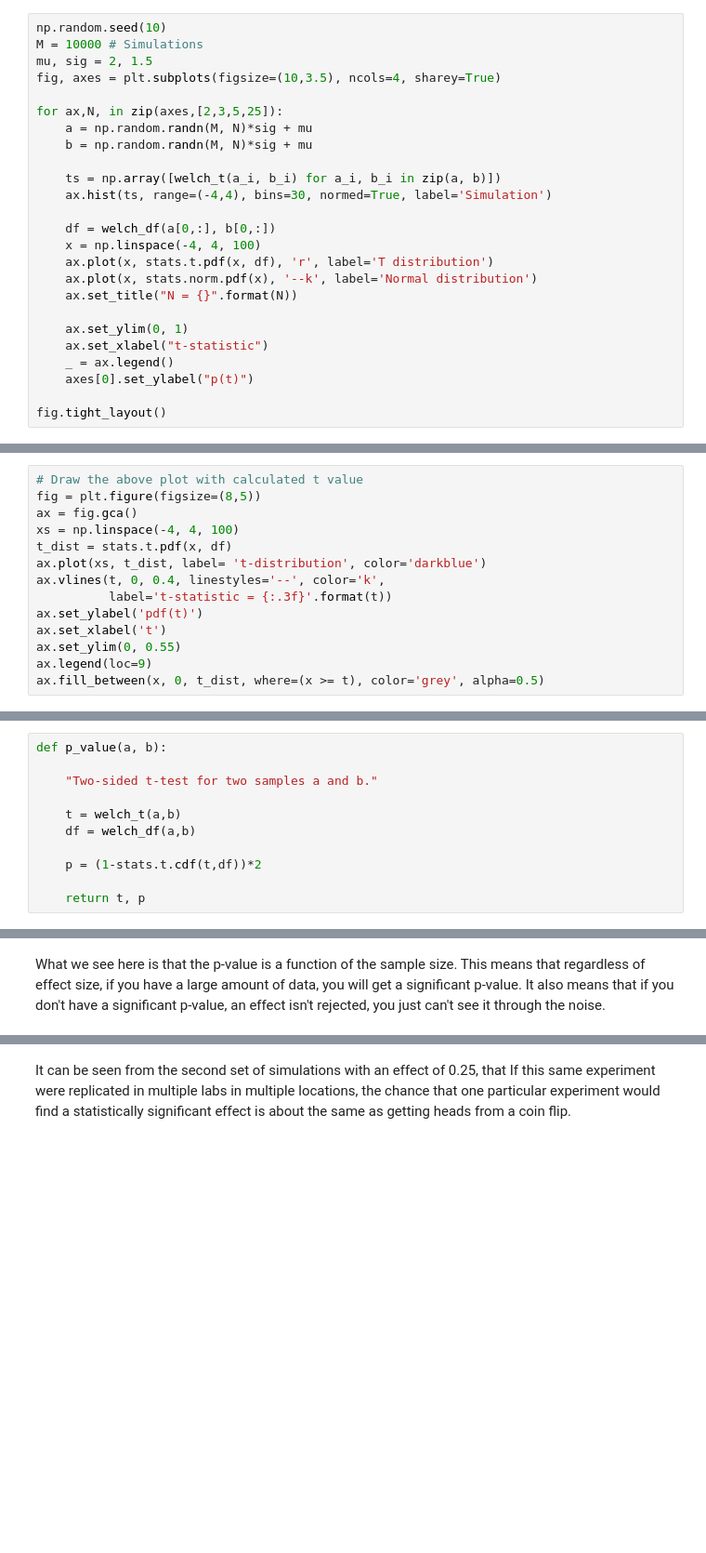
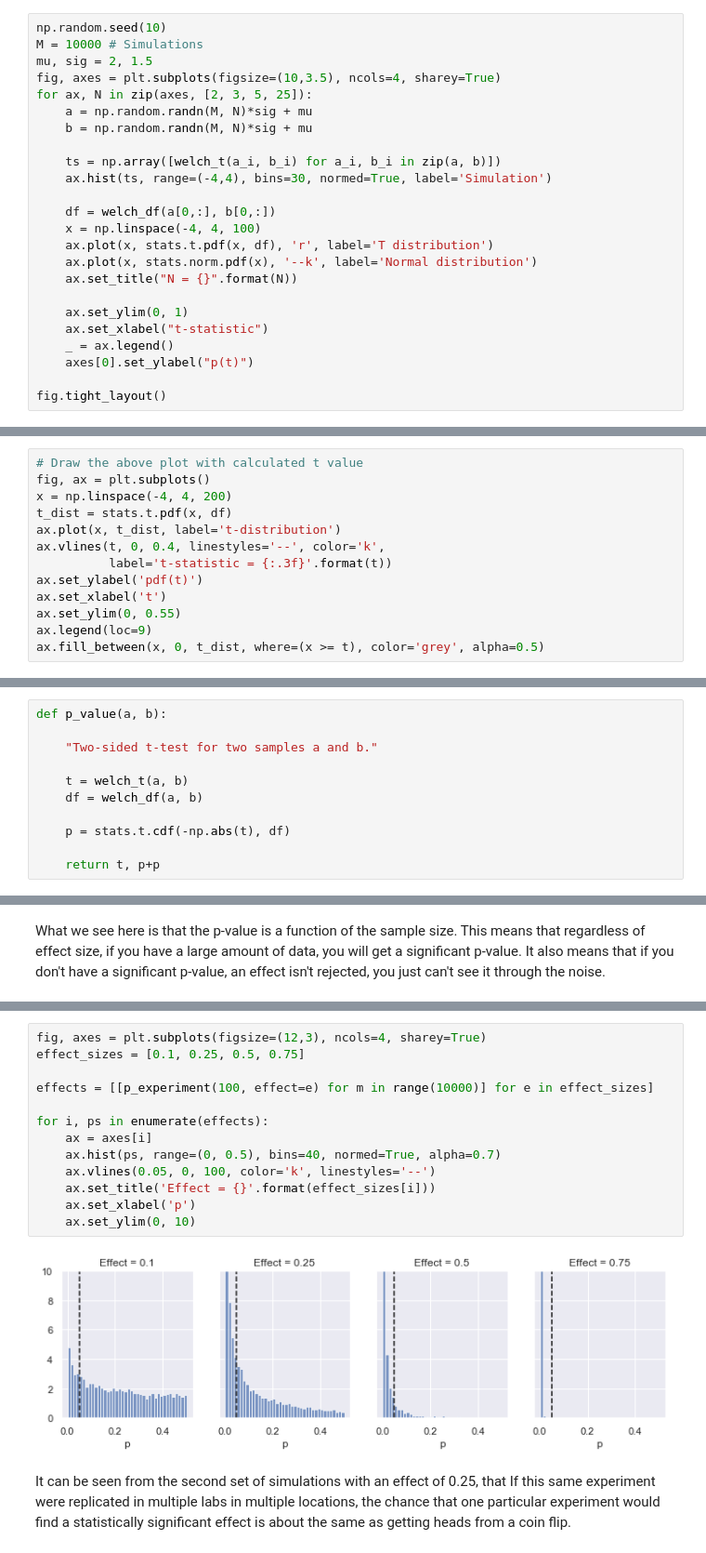
Before and after one commit to MissAle17/dsc-2-20-14-effect-size-p-values-and-power-lab-online-ds-sp-000, a Jupyter notebook: index.ipynb, the cells around one changed output, grey strips where cells are left out. Shown: that part at 93% size. Saved outputs shown, nothing was run; the diff lists cells and outputs as text; blank space fills up the shorter version.

```diff
--- a/index.ipynb
+++ b/index.ipynb
@@ -193,8 +196,7 @@ np.random.seed(10)
 M = 10000 # Simulations
 mu, sig = 2, 1.5
 fig, axes = plt.subplots(figsize=(10,3.5), ncols=4, sharey=True)
-
-for ax,N, in zip(axes,[2,3,5,25]):
+for ax, N in zip(axes, [2, 3, 5, 25]):
     a = np.random.randn(M, N)*sig + mu
     b = np.random.randn(M, N)*sig + mu
 
@@ -263,11 +265,10 @@ Let's draw a plot to identify the area under curve. Your plot may look similar t
 ![](AUC.png)
 # %%
 # Draw the above plot with calculated t value
-fig = plt.figure(figsize=(8,5))
-ax = fig.gca()
-xs = np.linspace(-4, 4, 100)
+fig, ax = plt.subplots()
+x = np.linspace(-4, 4, 200)
 t_dist = stats.t.pdf(x, df)
-ax.plot(xs, t_dist, label= 't-distribution', color='darkblue')
+ax.plot(x, t_dist, label='t-distribution')
 ax.vlines(t, 0, 0.4, linestyles='--', color='k',
           label='t-statistic = {:.3f}'.format(t))
 ax.set_ylabel('pdf(t)')
@@ -298,12 +299,12 @@ def p_value(a, b):
 
     "Two-sided t-test for two samples a and b."
 
-    t = welch_t(a,b)
-    df = welch_df(a,b)
+    t = welch_t(a, b)
+    df = welch_df(a, b)
 
-    p = (1-stats.t.cdf(t,df))*2
+    p = stats.t.cdf(-np.abs(t), df)
 
-    return t, p
+    return t, p+p
 # %%
 p_value(treatment, control)
 
@@ -364,3 +366,18 @@ effect_sizes = [0.1, 0.25, 0.5, 0.75]
+# %%
+fig, axes = plt.subplots(figsize=(12,3), ncols=4, sharey=True)
+effect_sizes = [0.1, 0.25, 0.5, 0.75]
+
+effects = [[p_experiment(100, effect=e) for m in range(10000)] for e in effect_sizes]
+
+for i, ps in enumerate(effects):
+    ax = axes[i]
+    ax.hist(ps, range=(0, 0.5), bins=40, normed=True, alpha=0.7)
+    ax.vlines(0.05, 0, 100, color='k', linestyles='--')
+    ax.set_title('Effect = {}'.format(effect_sizes[i]))
+    ax.set_xlabel('p')
+    ax.set_ylim(0, 10)
+# %% [output]
+[figure, added]
 # %% [markdown]
 It can be seen from the second set of simulations with an effect of 0.25, that If this same experiment were replicated in multiple labs in multiple locations, the chance that one particular experiment would find a statistically significant effect is about the same as getting heads from a coin flip.
 # %%
```
Also changed, not shown: parts of 13 cells of this notebook.
